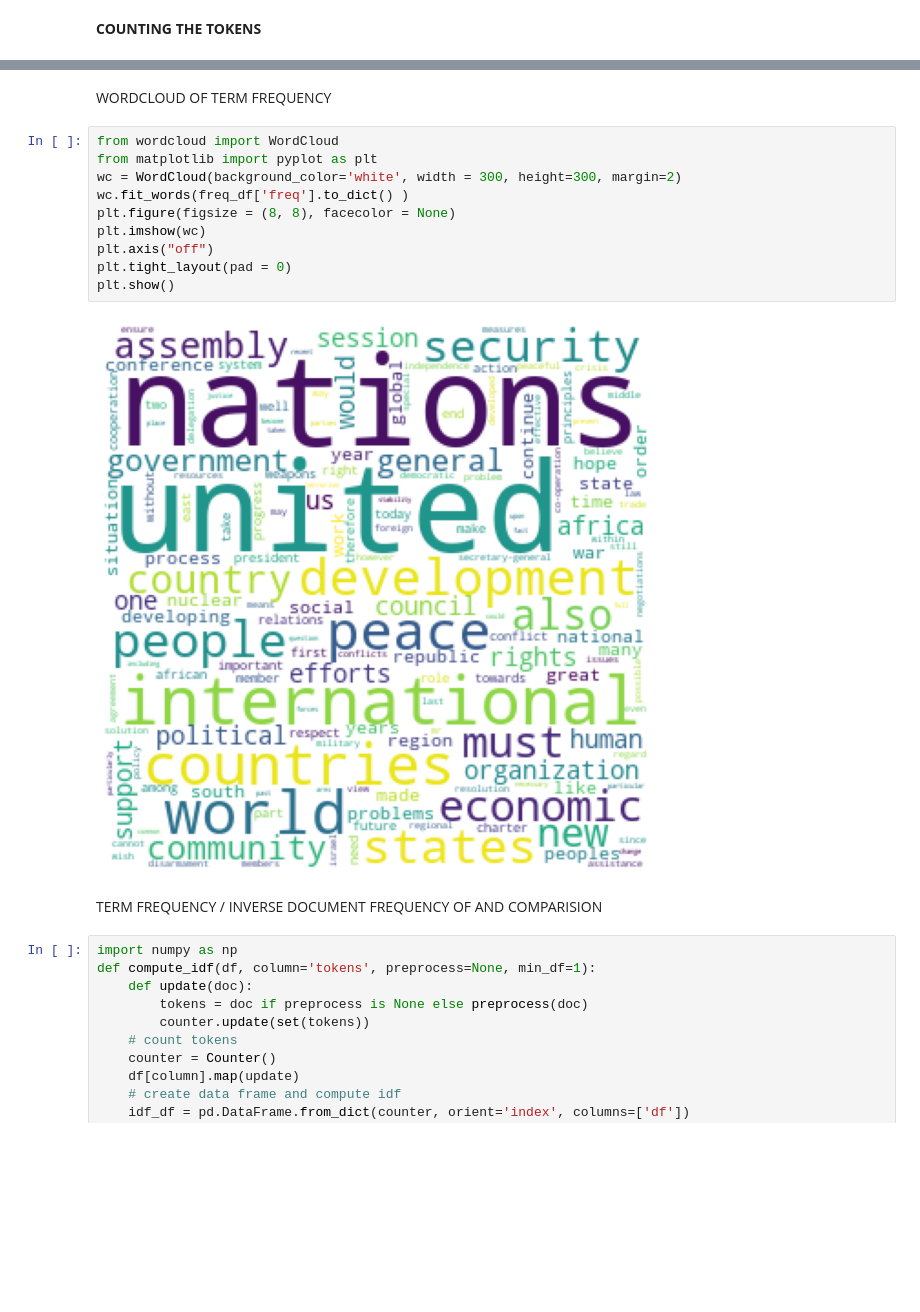
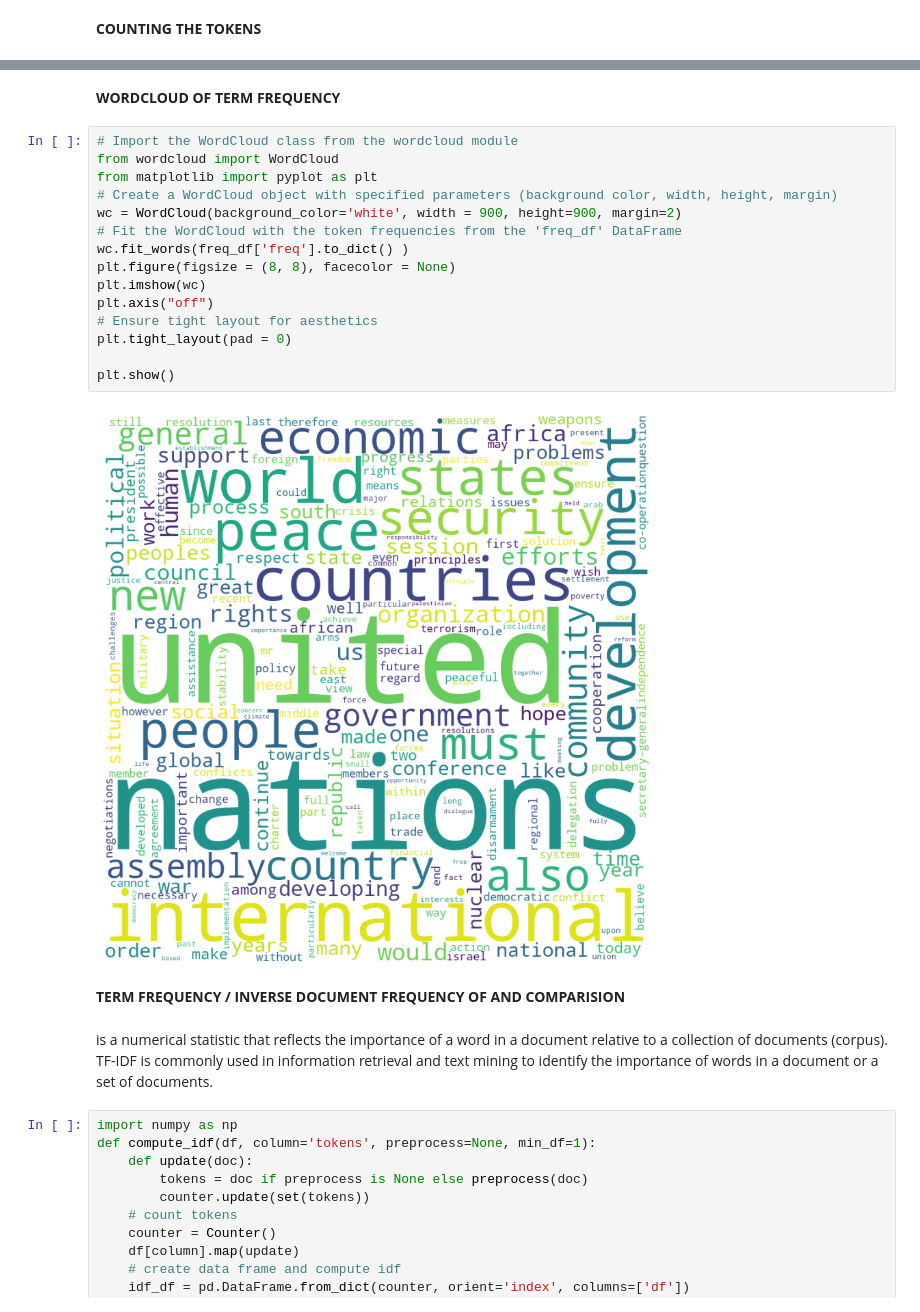
Before and after one commit to LaxmikanthReddyJitta/TextBasedAnalysis, a Jupyter notebook: TFIDF _ CLASSWORK-3.ipynb, the cells around one changed output, grey strips where cells are left out. Drawn from its saved outputs; the diff is of its cells as text; blank space fills up the shorter version.

```diff
--- a/TFIDF _ CLASSWORK-3.ipynb
+++ b/TFIDF _ CLASSWORK-3.ipynb
@@ -71,21 +78,29 @@ freq_df.head(10)
 | people | 59338 |
 | security | 58425 |
 # %% [markdown]
-WORDCLOUD OF TERM FREQUENCY
+**WORDCLOUD OF TERM FREQUENCY**
 # %%
+# Import the WordCloud class from the wordcloud module
 from wordcloud import WordCloud
 from matplotlib import pyplot as plt
-wc = WordCloud(background_color='white', width = 300, height=300, margin=2)
+# Create a WordCloud object with specified parameters (background color, width, height, margin)
+wc = WordCloud(background_color='white', width = 900, height=900, margin=2)
+# Fit the WordCloud with the token frequencies from the 'freq_df' DataFrame
 wc.fit_words(freq_df['freq'].to_dict() )
 plt.figure(figsize = (8, 8), facecolor = None)
 plt.imshow(wc)
 plt.axis("off")
+# Ensure tight layout for aesthetics
 plt.tight_layout(pad = 0)
+
 plt.show()
 # %% [output]
-[figure, old version]
+[figure, new version]
 # %% [markdown]
-TERM FREQUENCY / INVERSE DOCUMENT FREQUENCY OF AND COMPARISION
+**TERM FREQUENCY / INVERSE DOCUMENT FREQUENCY OF AND COMPARISION**
+# %% [markdown]
+
+is a numerical statistic that reflects the importance of a word in a document relative to a collection of documents (corpus). TF-IDF is commonly used in information retrieval and text mining to identify the importance of words in a document or a set of documents.
 # %%
 import numpy as np
 def compute_idf(df, column='tokens', preprocess=None, min_df=1):
```
Also changed, not shown: parts of 36 cells of this notebook.
